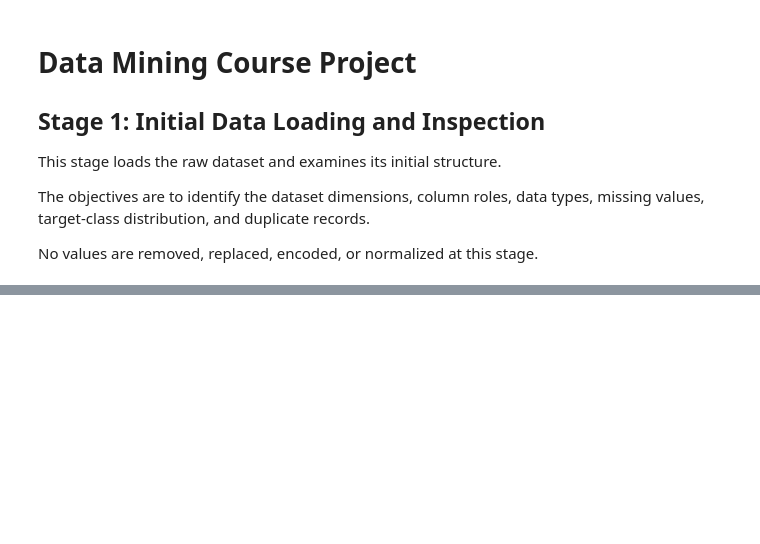
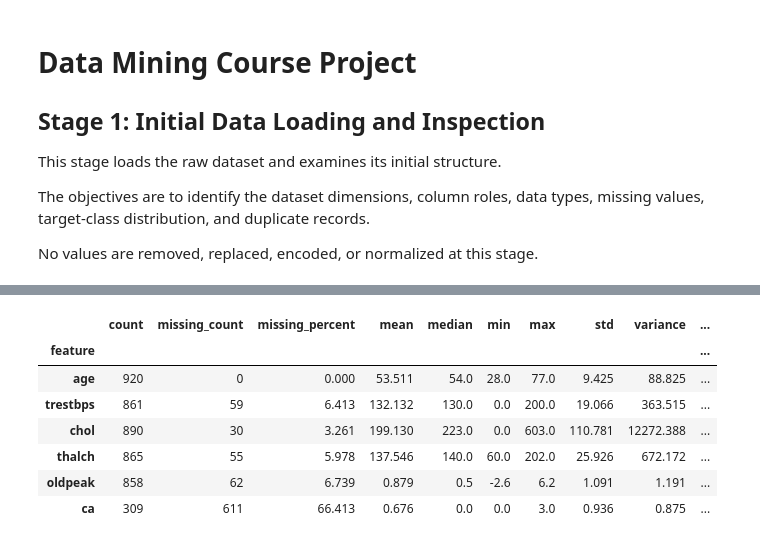
Before and after one commit to AmirhosseinKhadivi/DataMining-Course-Project, a Jupyter notebook: notebooks/DMProject.ipynb, the cells around one changed output, grey strips where cells are left out. Saved outputs shown, nothing was run; the diff lists cells and outputs as text; code cells hidden in the pictures; blank space fills up the shorter version.

Commit message:
Add descriptive statistics for numeric features

```diff
--- a/notebooks/DMProject.ipynb
+++ b/notebooks/DMProject.ipynb
@@ -127,14 +127,23 @@ pd.set_option("display.max_rows", 100)
 pd.set_option("display.width", 120)
 
 
-PROJECT_ROOT = Path.cwd()
+CURRENT_DIR = Path.cwd()
+
+if CURRENT_DIR.name.lower() == "notebooks":
+    PROJECT_ROOT = CURRENT_DIR.parent
+else:
+    PROJECT_ROOT = CURRENT_DIR
+
 DATA_PATH = PROJECT_ROOT / "data" / "raw" / "data.csv"
 TABLES_DIR = PROJECT_ROOT / "outputs" / "tables"
 
 TABLES_DIR.mkdir(parents=True, exist_ok=True)
 
 
-print("Project root:")
+print("Current working directory:")
+print(CURRENT_DIR)
+
+print("\nProject root:")
 print(PROJECT_ROOT)
 
 print("\nData path:")
@@ -568,0 +720,73 @@ for output_file in sorted(TABLES_DIR.glob("01_*.csv")):
+# %%
+descriptive_statistics = pd.DataFrame(
+    index=NUMERIC_FEATURES
+)
+
+
+descriptive_statistics["count"] = (
+    df_raw[NUMERIC_FEATURES].count()
+)
+
+descriptive_statistics["missing_count"] = (
+    df_raw[NUMERIC_FEATURES].isna().sum()
+)
+
+descriptive_statistics["missing_percent"] = (
+    df_raw[NUMERIC_FEATURES].isna().mean() * 100
+)
+
+descriptive_statistics["mean"] = (
+    df_raw[NUMERIC_FEATURES].mean()
+)
+
+descriptive_statistics["median"] = (
+    df_raw[NUMERIC_FEATURES].median()
+)
+
+descriptive_statistics["min"] = (
+    df_raw[NUMERIC_FEATURES].min()
+)
+
+descriptive_statistics["max"] = (
+    df_raw[NUMERIC_FEATURES].max()
+)
+
+descriptive_statistics["std"] = (
+    df_raw[NUMERIC_FEATURES].std(ddof=1)
+)
+
+descriptive_statistics["variance"] = (
+    df_raw[NUMERIC_FEATURES].var(ddof=1)
+)
+
+descriptive_statistics["Q1"] = (
+    df_raw[NUMERIC_FEATURES].quantile(0.25)
+)
+
+descriptive_statistics["Q3"] = (
+    df_raw[NUMERIC_FEATURES].quantile(0.75)
+)
+
+descriptive_statistics["IQR"] = (
+    descriptive_statistics["Q3"]
+    - descriptive_statistics["Q1"]
+)
+
+descriptive_statistics["mean_median_difference"] = (
+    descriptive_statistics["mean"]
+    - descriptive_statistics["median"]
+)
+
+
+descriptive_statistics.index.name = "feature"
+
+display(descriptive_statistics.round(3))
+# %% [output]
+|  | count | missing_count | missing_percent | mean | median | min | max | std | variance | ... |
+| feature |  |  |  |  |  |  |  |  |  | ... |
+| age | 920 | 0 | 0.000 | 53.511 | 54.0 | 28.0 | 77.0 | 9.425 | 88.825 | ... |
+| trestbps | 861 | 59 | 6.413 | 132.132 | 130.0 | 0.0 | 200.0 | 19.066 | 363.515 | ... |
+| chol | 890 | 30 | 3.261 | 199.130 | 223.0 | 0.0 | 603.0 | 110.781 | 12272.388 | ... |
+| thalch | 865 | 55 | 5.978 | 137.546 | 140.0 | 60.0 | 202.0 | 25.926 | 672.172 | ... |
+| oldpeak | 858 | 62 | 6.739 | 0.879 | 0.5 | -2.6 | 6.2 | 1.091 | 1.191 | ... |
+| ca | 309 | 611 | 66.413 | 0.676 | 0.0 | 0.0 | 3.0 | 0.936 | 0.875 | ... |
```
Also changed, not shown: parts of 19 cells of this notebook, 1 other file.
